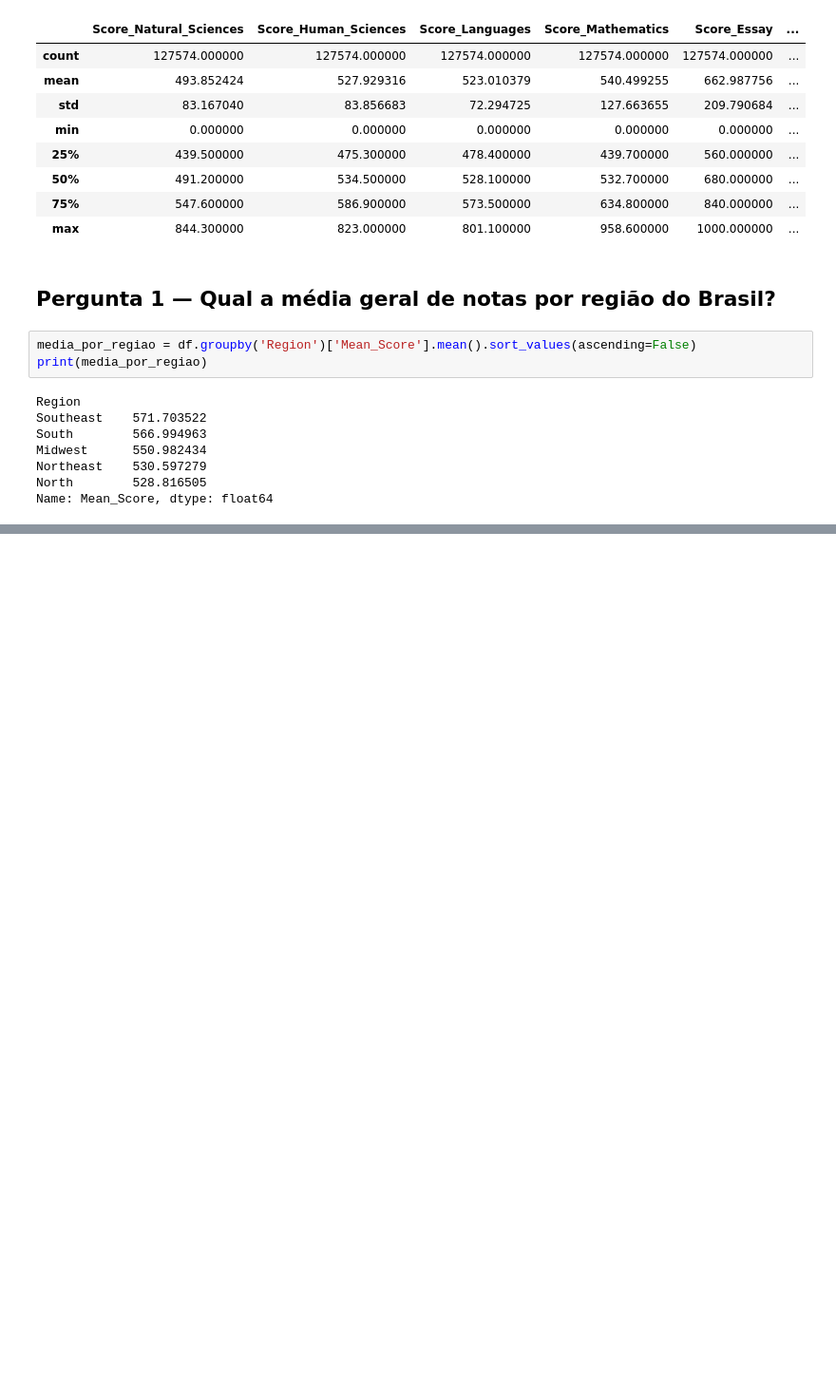
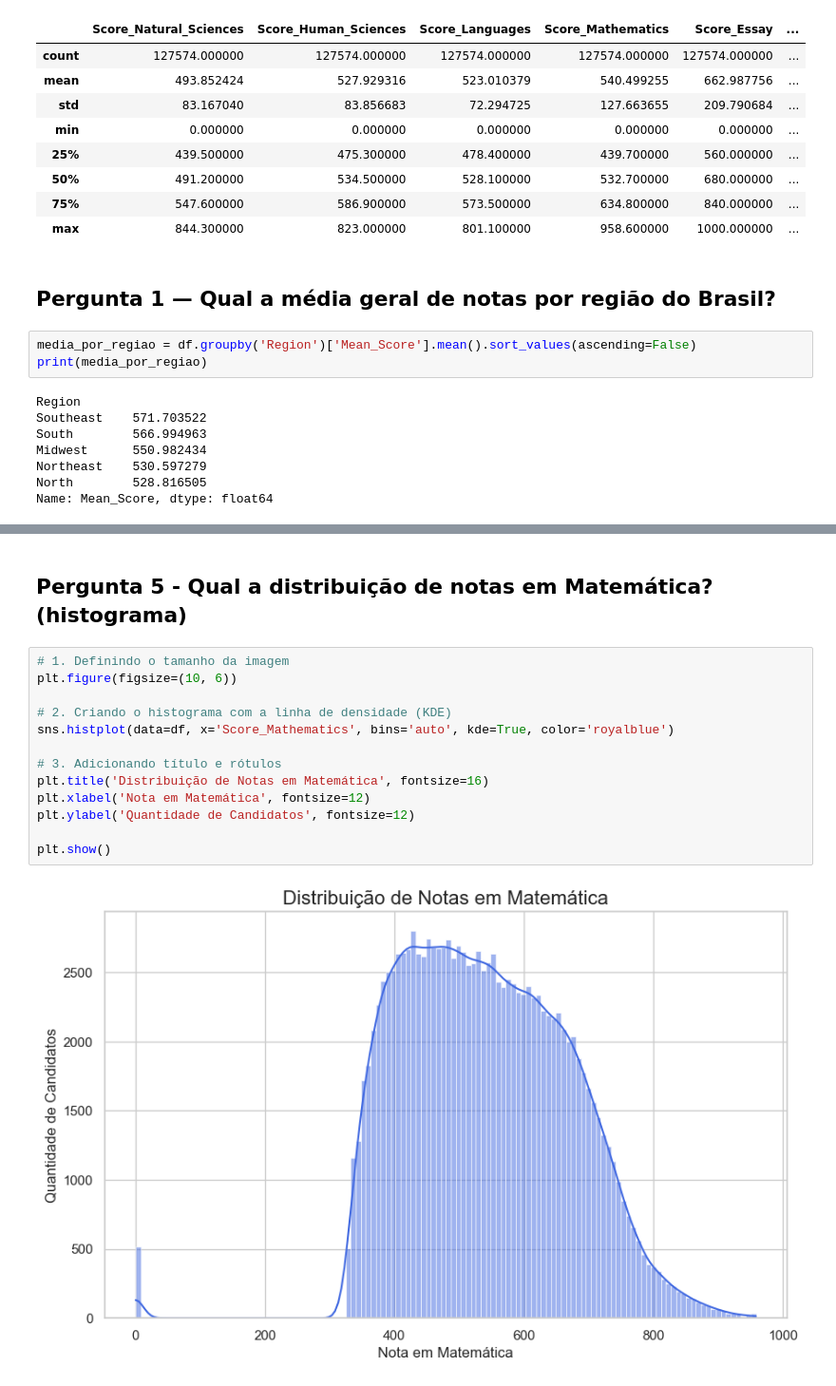
Before and after one commit to DavidHuds0n/enem-analise-exploratoria, a Jupyter notebook: notebooks/01_exploracao.ipynb, the cells around one changed output, grey strips where cells are left out. Shown at 95% size. Drawn from its saved outputs; the diff is of its cells as text; blank space fills up the shorter version.

```diff
--- a/notebooks/01_exploracao.ipynb
+++ b/notebooks/01_exploracao.ipynb
@@ -66,0 +128,17 @@ Name: Mean_Score, dtype: float64
+# %% [markdown]
+## Pergunta 5 - Qual a distribuição de notas em Matemática? (histograma)
+# %%
+# 1. Definindo o tamanho da imagem
+plt.figure(figsize=(10, 6))
+
+# 2. Criando o histograma com a linha de densidade (KDE)
+sns.histplot(data=df, x='Score_Mathematics', bins='auto', kde=True, color='royalblue')
+
+# 3. Adicionando título e rótulos
+plt.title('Distribuição de Notas em Matemática', fontsize=16)
+plt.xlabel('Nota em Matemática', fontsize=12)
+plt.ylabel('Quantidade de Candidatos', fontsize=12)
+
+plt.show()
+# %% [output]
+[figure, added]
```
Also changed, not shown: parts of 14 cells of this notebook, 1 other file.
